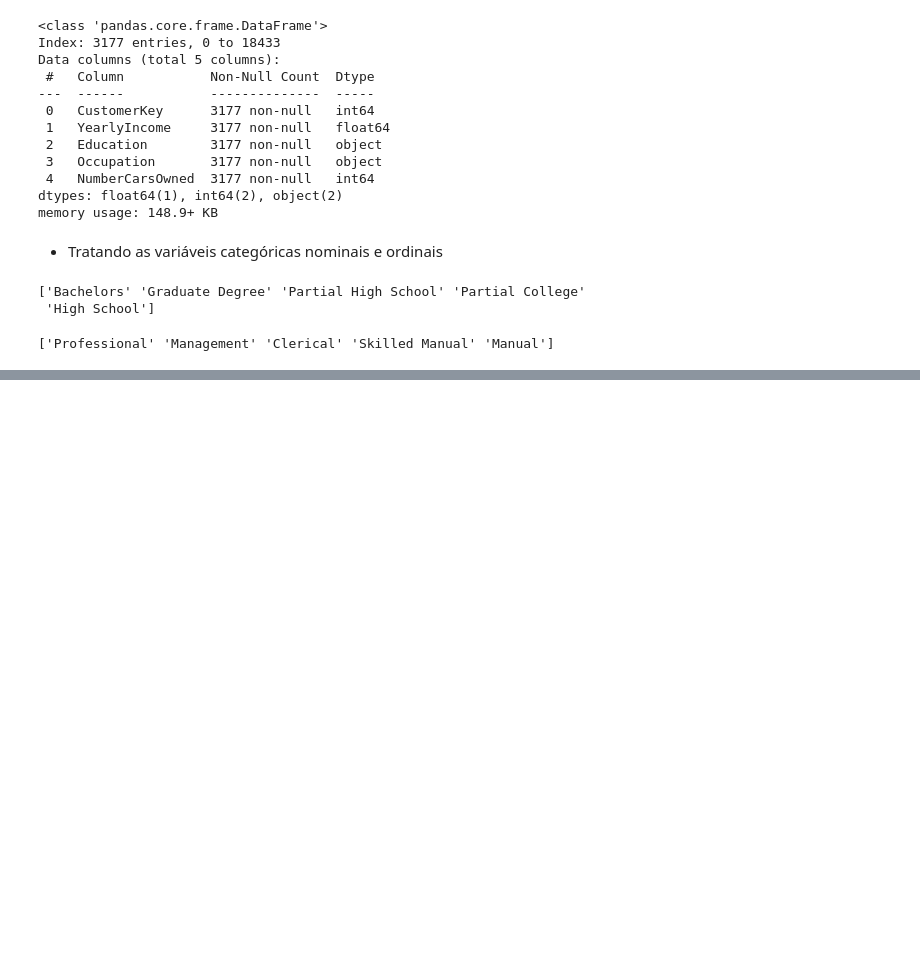
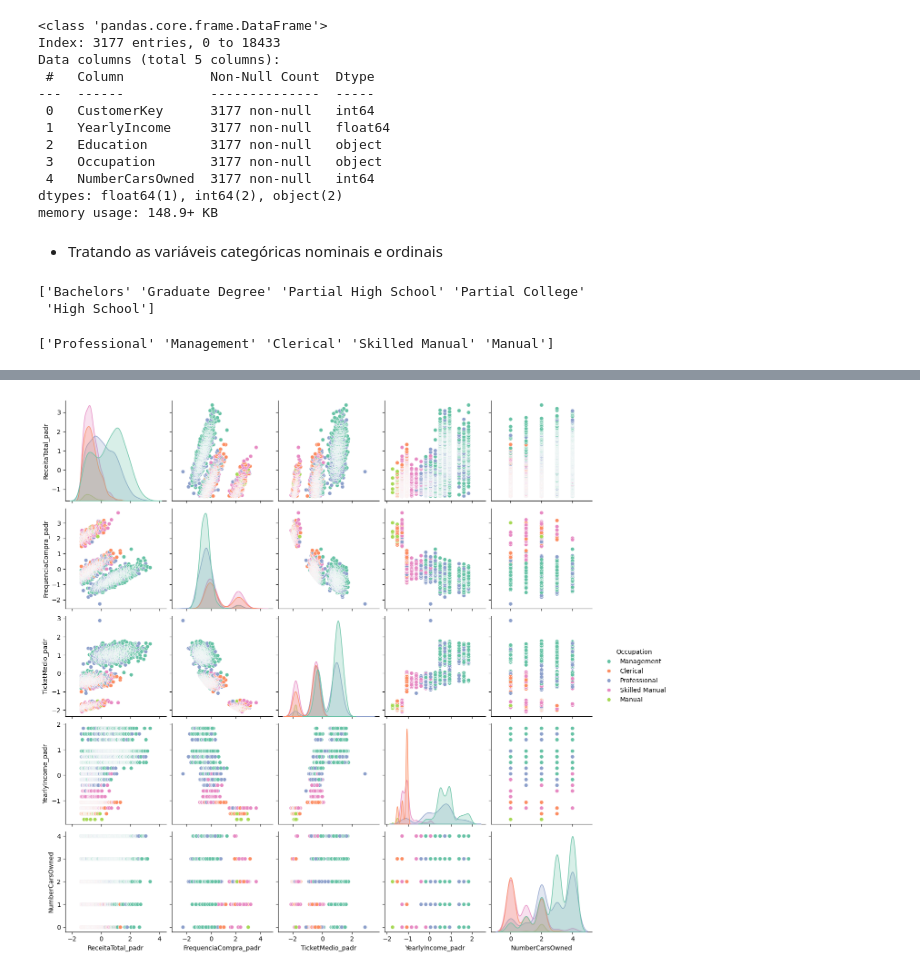
Before and after one commit to thiagonoobre/Customer-Insights-Segmentation-KMeans, a Jupyter notebook: Exploração_Análise_de_Dados_de_Vendas.ipynb, the cells around one changed output, grey strips where cells are left out. Saved outputs shown, nothing was run; the diff lists cells and outputs as text; code cells hidden in the pictures; blank space fills up the shorter version.

```diff
--- a/Exploração_Análise_de_Dados_de_Vendas.ipynb
+++ b/Exploração_Análise_de_Dados_de_Vendas.ipynb
@@ -764,0 +837,3 @@ demography_df.head(10)
+# %%
+#demography_df = demography_df.drop(columns=['Occupation', 'YearlyIncome'])
+demography_df = demography_df.drop(columns=['YearlyIncome'])
@@ -764,0 +851,6 @@ demography_df.head(10)
+# %%
+# renomar coluna
+demography_df = demography_df.rename(columns={'CustomerKey': 'IdCliente'})
+# %%
+# unir os DataFrames 'clientes_valiosos' e demography_df
+customers_valiosos = pd.merge(clientes_valiosos, demography_df, on='IdCliente')
@@ -764,0 +875,11 @@ demography_df.head(10)
+# %%
+# reordenando as coluanas
+# nova_ordem = ['IdCliente', 'ReceitaTotal_padr', 'FrequenciaCompra_padr',
+#        'TicketMedio_padr', 'YearlyIncome_padr','Education', 'NumberCarsOwned',
+#        'occupation_Professional_nom', 'occupation_Management_nom',
+#        'occupation_Clerical_nom', 'occupation_Skilled Manual_nom',
+#        'occupation_Manual_nom']
+
+nova_ordem = ['IdCliente', 'ReceitaTotal_padr', 'FrequenciaCompra_padr',
+       'TicketMedio_padr', 'YearlyIncome_padr','Education', 'Occupation','NumberCarsOwned']
+customers_valiosos = customers_valiosos.reindex(columns=nova_ordem)
@@ -764,0 +902,5 @@ demography_df.head(10)
+# %%
+sns.pairplot(customers_valiosos.drop(columns=['IdCliente', 'Education']), hue='Occupation', palette='Set2')
+plt.savefig('meu_grafico_seaborn.png')
+# %% [output]
+[figure, added]
```
Also changed, not shown: parts of 23 cells of this notebook.
